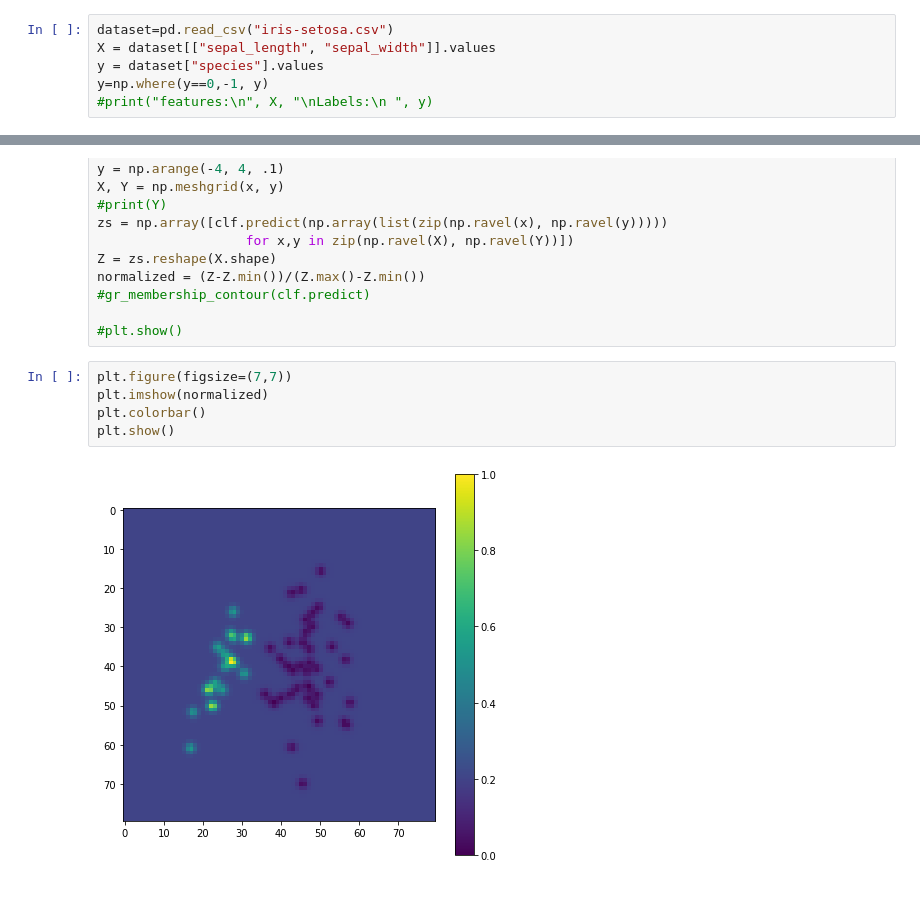
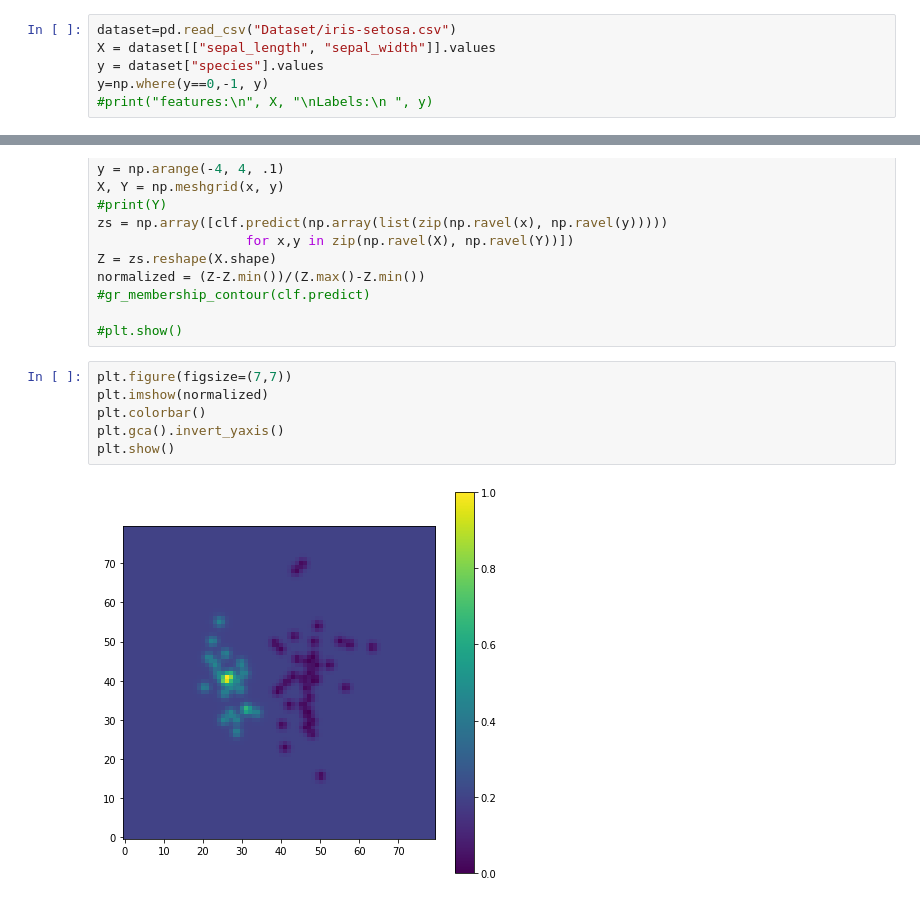
Before and after one commit to ritafolisi/Tirocinio, a Jupyter notebook: Visualizzazione-SVC.ipynb, the cells around one changed output, grey strips where cells are left out. Saved outputs shown, nothing was run; the diff lists cells and outputs as text.

Commit message:
Sistemata visualizzazione FCM

```diff
--- a/Visualizzazione-SVC.ipynb
+++ b/Visualizzazione-SVC.ipynb
@@ -10,7 +10,7 @@ sys.path.append('/home/alessia/Tirocinio/Fuzzy-SVM')
 # %%
 from HYP_SVM import *
 # %%
-dataset=pd.read_csv("iris-setosa.csv")
+dataset=pd.read_csv("Dataset/iris-setosa.csv")
 X = dataset[["sepal_length", "sepal_width"]].values
 y = dataset["species"].values
 y=np.where(y==0,-1, y)
@@ -143,7 +143,8 @@ normalized = (Z-Z.min())/(Z.max()-Z.min())
 # %%
 plt.figure(figsize=(7,7))
 plt.imshow(normalized)
 plt.colorbar()
+plt.gca().invert_yaxis()
 plt.show()
 # %% [output]
-[figure, old version]
+[figure, new version]
```
Also changed, not shown: parts of 1 cell of this notebook, 2 other files.
